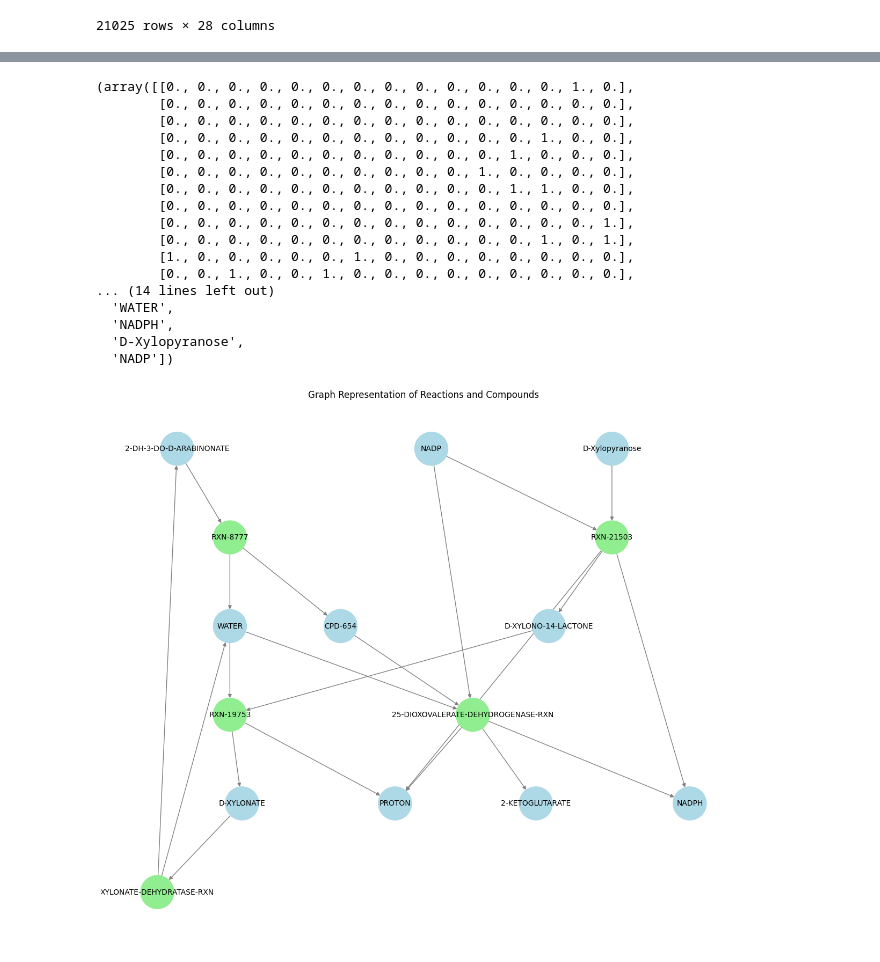
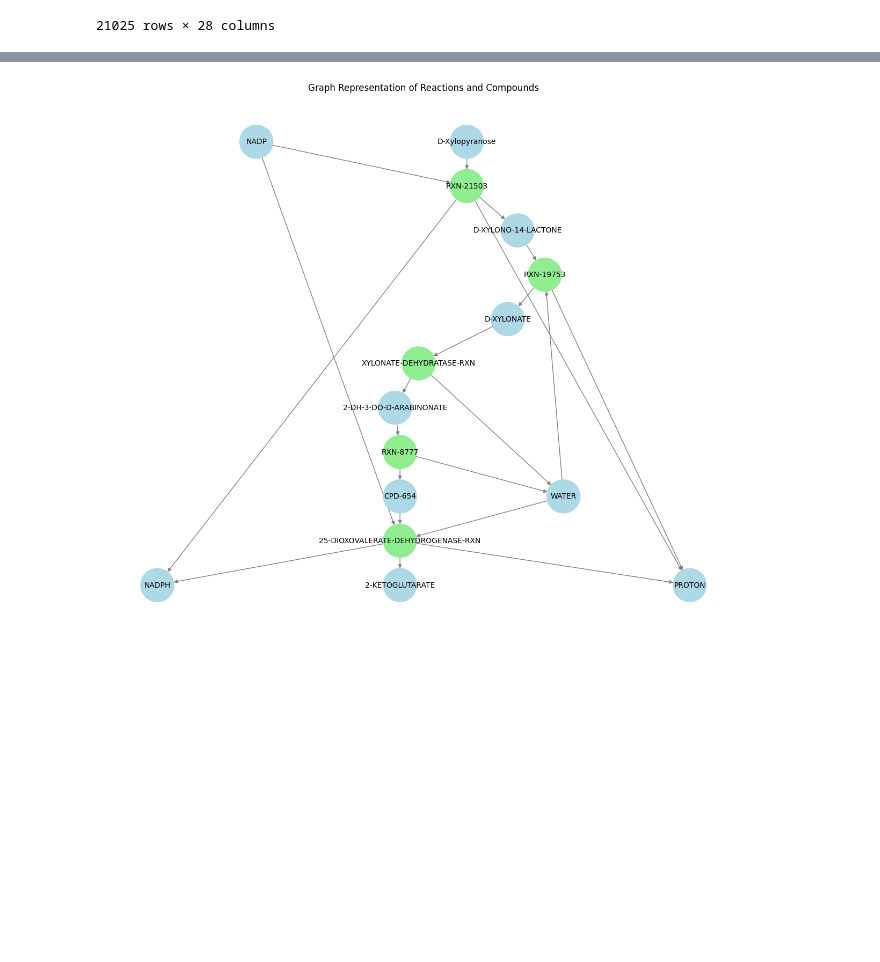
Before and after one commit to pweglik/data-exploration, a Jupyter notebook: projekt/make_graph.ipynb, the cells around one changed output, grey strips where cells are left out. Saved outputs shown, nothing was run; the diff lists cells and outputs as text; code cells hidden in the pictures; blank space fills up the shorter version.

```diff
--- a/projekt/make_graph.ipynb
+++ b/projekt/make_graph.ipynb
@@ -4,11 +7,11 @@ import pandas as pd
 # %%
-df = pd.read_csv('data/pathways.csv')
-df.set_index("Object ID", inplace=True)
-df["Reaction-List"] = df["Reaction-List"].str.split(" // ")
-df["Species"] = df["Species"].str.split(" // ")
-df["In-Pathway"] = df["In-Pathway"].str.split(" // ")
-df["Super-Pathways"] = df["Super-Pathways"].str.split(" // ")
-df
+pathways_df = pd.read_csv('data/pathways.csv')
+pathways_df.set_index("Object ID", inplace=True)
+pathways_df["Reaction-List"] = pathways_df["Reaction-List"].str.split(" // ")
+pathways_df["Species"] = pathways_df["Species"].str.split(" // ")
+pathways_df["In-Pathway"] = pathways_df["In-Pathway"].str.split(" // ")
+pathways_df["Super-Pathways"] = pathways_df["Super-Pathways"].str.split(" // ")
+pathways_df
 # %% [output]
 |  | Pathways | Chimeric? | Common-Name | Credits | Data-Source | Engineered? | Enzymes-Not-Used | ... |
 | Object ID |  |  |  |  |  |  |  | ... |
@@ -73,11 +85,11 @@ import numpy as np
 # %%
-def get_graph(pathway_id):
-    pathway = df.loc[pathway_id]
+def make_pathway_graph(
+        pathway_id: str,
+):
+    pathway = pathways_df.loc[pathway_id]
     reactions = reactions_df.loc[pathway["Reaction-List"]]
 
-    edges = set()
-    compound_v = set()
-    reaction_v = set()
+    edges, compound_v, reaction_v = set(), set(), set()
     for i, reaction in reactions.iterrows():
         reaction_v.add(i)
         for l in reaction["Left"]:
@@ -92,24 +104,8 @@ def get_graph(pathway_id):
     for edge in edges:
         adj_matrix[vertices.index(edge[0]), vertices.index(edge[1])] = 1
 
-    return adj_matrix, vertices[len(compound_v):], vertices[:len(compound_v)]
+    return adj_matrix, list(reaction_v), list(compound_v)
 # %%
-get_graph("PWY-6760")
+plot_reaction_graph(*make_pathway_graph("PWY-6760"))
 # %% [output]
-(array([[0., 0., 0., 0., 0., 0., 0., 0., 0., 0., 0., 0., 0., 1., 0.],
-        [0., 0., 0., 0., 0., 0., 0., 0., 0., 0., 0., 0., 0., 0., 0.],
-        [0., 0., 0., 0., 0., 0., 0., 0., 0., 0., 0., 0., 0., 0., 0.],
-        [0., 0., 0., 0., 0., 0., 0., 0., 0., 0., 0., 0., 1., 0., 0.],
-        [0., 0., 0., 0., 0., 0., 0., 0., 0., 0., 0., 1., 0., 0., 0.],
-        [0., 0., 0., 0., 0., 0., 0., 0., 0., 0., 1., 0., 0., 0., 0.],
-        [0., 0., 0., 0., 0., 0., 0., 0., 0., 0., 0., 1., 1., 0., 0.],
-        [0., 0., 0., 0., 0., 0., 0., 0., 0., 0., 0., 0., 0., 0., 0.],
-        [0., 0., 0., 0., 0., 0., 0., 0., 0., 0., 0., 0., 0., 0., 1.],
-        [0., 0., 0., 0., 0., 0., 0., 0., 0., 0., 0., 0., 1., 0., 1.],
-        [1., 0., 0., 0., 0., 0., 1., 0., 0., 0., 0., 0., 0., 0., 0.],
-        [0., 0., 1., 0., 0., 1., 0., 0., 0., 0., 0., 0., 0., 0., 0.],
-... (14 lines left out)
-  'WATER',
-  'NADPH',
-  'D-Xylopyranose',
-  'NADP'])
+[figure, added]
@@ -140,4 +111,0 @@ def plot_reaction_graph(adj_matrix, reactions, compounds):
-# %%
-plot_reaction_graph(*get_graph("PWY-6760"))
-# %% [output]
-[figure, removed]
```
Also changed, not shown: parts of 18 cells of this notebook.
